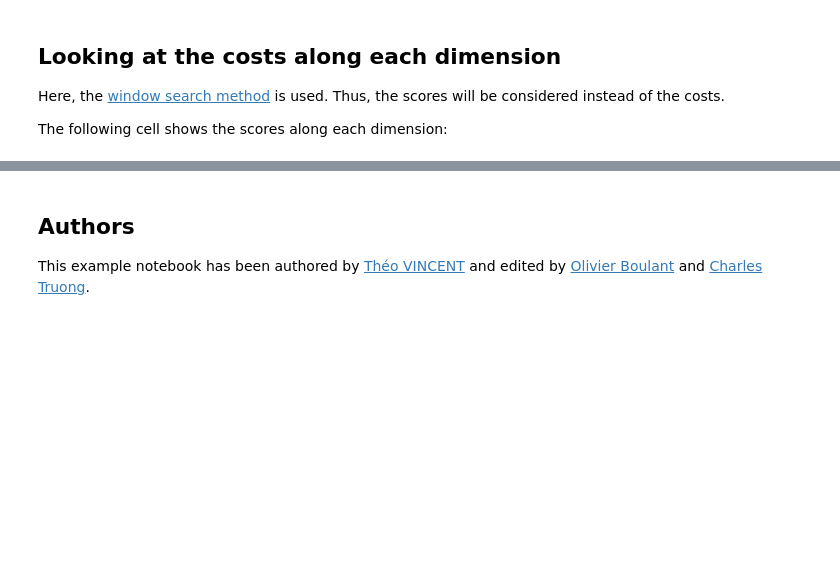
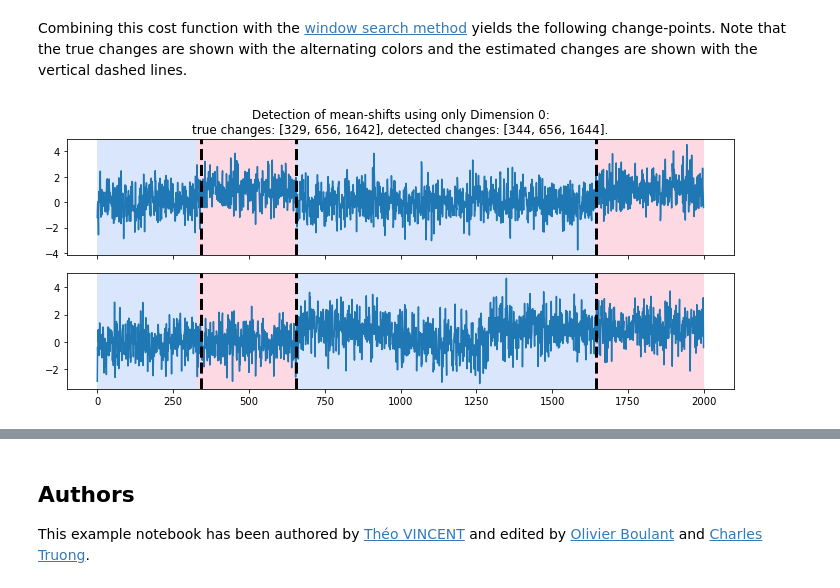
Before and after one commit to deepcharles/ruptures, a Jupyter notebook: docs/examples/ensemble-dimensions.ipynb, the cells around one changed output, grey strips where cells are left out. Cells and saved outputs as stored; diff of their text form; code cells hidden in the pictures; blank space fills up the shorter version.

```diff
--- a/docs/examples/ensemble-dimensions.ipynb
+++ b/docs/examples/ensemble-dimensions.ipynb
@@ -54,16 +47,0 @@ bkps_2 = [bkps[1], bkps[2], bkps[3], n_samples]
-# %%
-# Generate both signals given respective change points
-signal = np.zeros((n_samples, 2))
-val_cycle = cycle([0, 1])
-for (start, end) in rpt.utils.pairwise([0] + bkps_1):
-    signal[start:end, 0] = next(val_cycle)
-for (start, end) in rpt.utils.pairwise([0] + bkps_2):
-    signal[start:end, 1] = next(val_cycle)
-
-fig, axes = rpt.display(signal, bkps)
-axes[0].set_title("Noise free signal")
-
-# Add noise
-signal += np.random.normal(size=signal.shape)
-fig, axes = rpt.display(signal, bkps)
-_ = axes[0].set_title("Toy signal")
@@ -72,12 +71,10 @@ The following cell defines a [custom cost](../user-guide/costs/costcustom.md) th
 # %%
-from ruptures.base import BaseCost
-
-
-class MyCost(BaseCost):
+class CostL2OnSingleDim(BaseCost):
+    """This cost function detects mean-shift on a single dimension of a multivariate signal."""
 
     # The 2 following attributes must be specified for compatibility.
-    model = ""
-    min_size = 2
+    model = "CostL2OnSingleDim"
+    min_size = 1
 
     def __init__(self, dim):
         super().__init__()
@@ -103,11 +100,6 @@ class MyCost(BaseCost):
         """
         if end - start < self.min_size:
             raise rpt.exceptions.NotEnoughPoints
-
+        if end - start == 1:
+            return 0.
         return self.signal[start:end].var(axis=0).sum() * (end - start)
-# %% [markdown]
-## Looking at the costs along each dimension
-
-Here, the [window search method](../user-guide/detection/window.md) is used. Thus, the scores will be considered instead of the costs.
-
-The following cell shows the scores along each dimension:
@@ -131,0 +106,14 @@ _ = axes[0].set_title("Scores along each dimension")
+# %% [markdown]
+Combining this cost function with the [window search method](../user-guide/detection/window.md) yields the following change-points.
+Note that the true changes are shown with the alternating colors and the estimated changes are shown with the vertical dashed lines.
+# %%
+# Detect mean-shift on the first dimension
+cost_function = CostL2OnSingleDim(dim=0)
+algo_on_dim_0 = rpt.Window(width=WINDOW_SIZE, custom_cost=cost_function, jump=1).fit(signal_with_noise)
+bkps_pred = algo_on_dim_0.predict(n_bkps=len(bkps_on_dim_0)-1)  # the number of changes is known
+# display signal and changes
+fig, axes = rpt.display(signal_with_noise, bkps_on_dim_0, bkps_pred)
+_ = axes[0].set_title((f"""Detection of mean-shifts using only Dimension 0:\n"""
+f"""true changes: {bkps_on_dim_0[:-1]}, detected changes: {bkps_pred[:-1]}."""))
+# %% [output]
+[figure, added]
```
Also changed, not shown: parts of 23 cells of this notebook.
